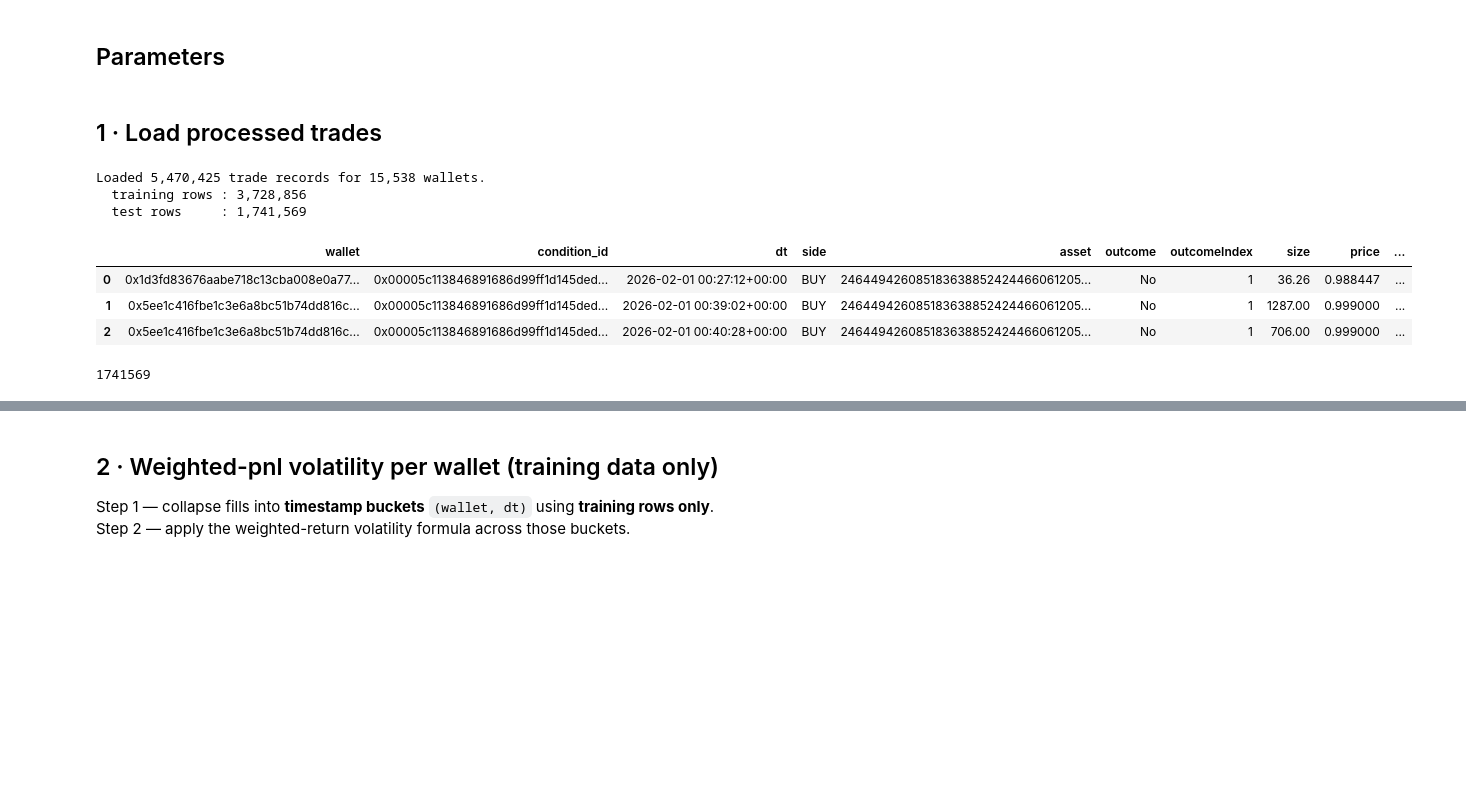
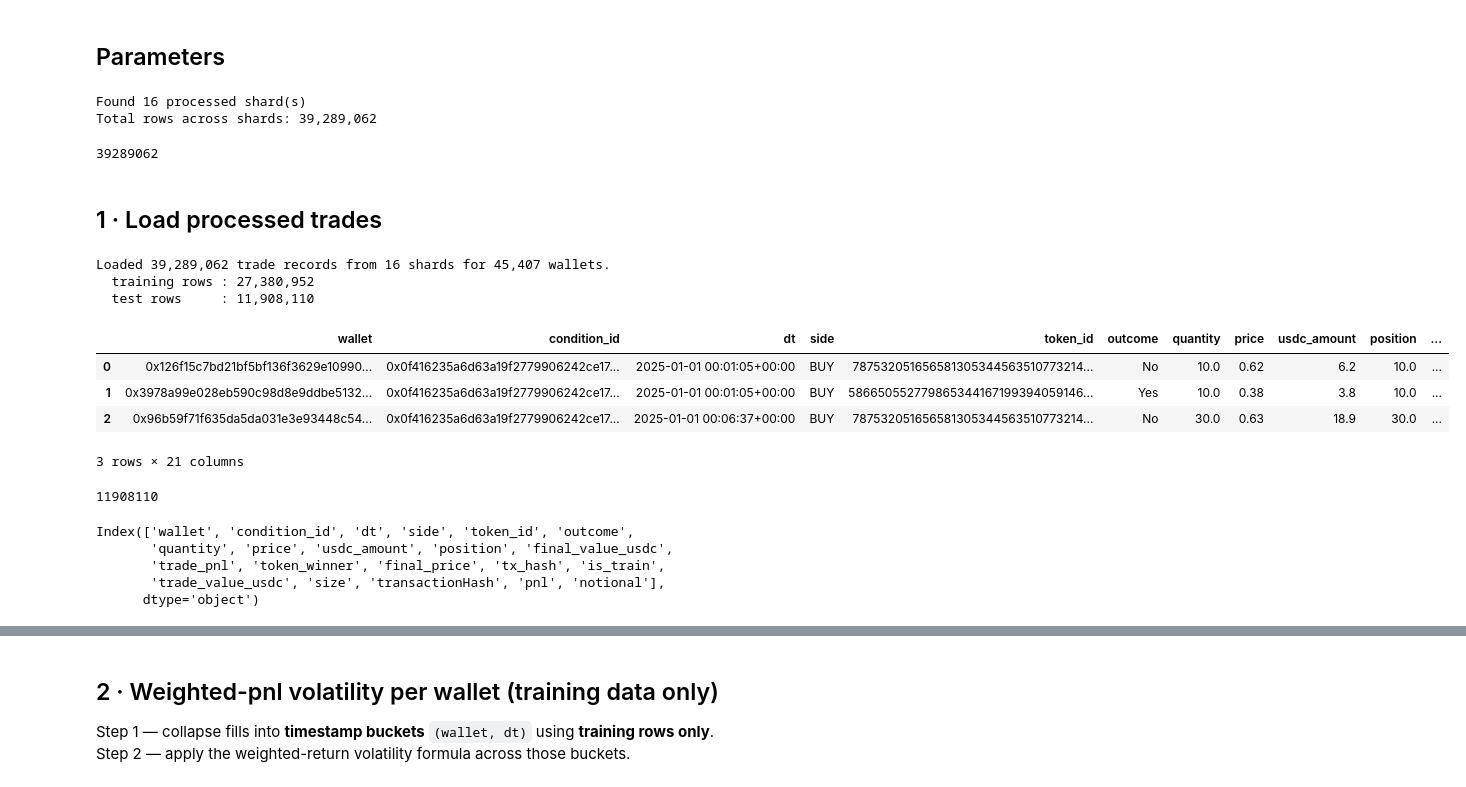
Before and after one commit to vobornij/polymarket, a Jupyter notebook: notebooks/profitable_wallet_analysis.ipynb, the cells around one changed output, grey strips where cells are left out. Drawn from its saved outputs; the diff is of its cells as text; code cells hidden in the pictures; blank space fills up the shorter version.

```diff
--- a/notebooks/profitable_wallet_analysis.ipynb
+++ b/notebooks/profitable_wallet_analysis.ipynb
@@ -15,50 +16,81 @@ import numpy as np
 # %%
 import datetime
 
-END_DATE_TRAIN = datetime.date(2026, 2, 1)
+END_DATE_TRAIN = datetime.date(2026, 2, 10)
 
-TRADES_PARQUET = Path("../data/trades_processed.parquet")
+TRADES_DIR = Path("../data/polygon_trades_processed")
+# %%
+trade_files = sorted(TRADES_DIR.glob("*.parquet"))
+if not trade_files:
+    raise FileNotFoundError(f"No parquet files found in {TRADES_DIR}")
+
+total_rows = 0
+for f in trade_files:
+    total_rows += len(pd.read_parquet(f, columns=["wallet"]))
+
+print(f"Found {len(trade_files)} processed shard(s)")
+print(f"Total rows across shards: {total_rows:,}")
+total_rows
+# %% [output]
+Found 16 processed shard(s)
+Total rows across shards: 39,289,062
+39289062
 # %% [markdown]
 ## 1 · Load processed trades
 # %%
-df = pd.read_parquet(TRADES_PARQUET)
+df = pd.concat([pd.read_parquet(f) for f in trade_files], ignore_index=True)
 
 # ensure correct dtypes after round-trip
-df["dt"]               = pd.to_datetime(df["dt"], utc=True)
-df["trade_value_usdc"] = df["trade_value_usdc"].astype(float)
+df["dt"] = pd.to_datetime(df["dt"], utc=True)
+df["usdc_amount"] = df["usdc_amount"].astype(float)
 df["final_value_usdc"] = df["final_value_usdc"].astype(float)
-df["size"]             = df["size"].astype(float)
-df["price"]            = df["price"].astype(float)
+df["quantity"] = df["quantity"].astype(float)
+df["position"] = df["position"].astype(float)
+df["price"] = df["price"].astype(float)
+
+# backward-compatible aliases for older downstream cells
+df["trade_value_usdc"] = df["usdc_amount"]
+df["size"] = df["quantity"]
+df["transactionHash"] = df["tx_hash"]
 
 # ── PnL per fill ──────────────────────────────────────────────────────────────
 df["pnl"] = np.where(
     df["side"] == "BUY",
     df["final_value_usdc"] - df["trade_value_usdc"],
     # SELL: we sold token at price p, implicitly holding the opposite token
     # pnl = trade_value - final_value
     df["trade_value_usdc"] - df["final_value_usdc"],
 )
 
 # ── notional per fill ─────────────────────────────────────────────────────────
 df["notional"] = np.where(
     df["side"] == "BUY",
     df["trade_value_usdc"],
     df["size"] * (1 - df["price"]),
 )
 
-print(f"Loaded {len(df):,} trade records for {df['wallet'].nunique():,} wallets.")
+print(f"Loaded {len(df):,} trade records from {len(trade_files):,} shards for {df['wallet'].nunique():,} wallets.")
 print(f"  training rows : {df['is_train'].sum():,}")
 print(f"  test rows     : {(~df['is_train']).sum():,}")
 df.head(3)
 # %% [output]
-Loaded 5,470,425 trade records for 15,538 wallets.
-  training rows : 3,728,856
-  test rows     : 1,741,569
+Loaded 39,289,062 trade records from 16 shards for 45,407 wallets.
+  training rows : 27,380,952
+  test rows     : 11,908,110
-|  | wallet | condition_id | dt | side | asset | outcome | outcomeIndex | size | price | ... |
-| 0 | 0x1d3fd83676aabe718c13cba008e0a77... | 0x00005c113846891686d99ff1d145ded... | 2026-02-01 00:27:12+00:00 | BUY | 246449426085183638852424466061205... | No | 1 | 36.26 | 0.988447 | ... |
-| 1 | 0x5ee1c416fbe1c3e6a8bc51b74dd816c... | 0x00005c113846891686d99ff1d145ded... | 2026-02-01 00:39:02+00:00 | BUY | 246449426085183638852424466061205... | No | 1 | 1287.00 | 0.999000 | ... |
-| 2 | 0x5ee1c416fbe1c3e6a8bc51b74dd816c... | 0x00005c113846891686d99ff1d145ded... | 2026-02-01 00:40:28+00:00 | BUY | 246449426085183638852424466061205... | No | 1 | 706.00 | 0.999000 | ... |
+|  | wallet | condition_id | dt | side | token_id | outcome | quantity | price | usdc_amount | position | ... |
+| 0 | 0x126f15c7bd21bf5bf136f3629e10990... | 0x0f416235a6d63a19f2779906242ce17... | 2025-01-01 00:01:05+00:00 | BUY | 787532051656581305344563510773214... | No | 10.0 | 0.62 | 6.2 | 10.0 | ... |
+| 1 | 0x3978a99e028eb590c98d8e9ddbe5132... | 0x0f416235a6d63a19f2779906242ce17... | 2025-01-01 00:01:05+00:00 | BUY | 586650552779865344167199394059146... | Yes | 10.0 | 0.38 | 3.8 | 10.0 | ... |
+| 2 | 0x96b59f71f635da5da031e3e93448c54... | 0x0f416235a6d63a19f2779906242ce17... | 2025-01-01 00:06:37+00:00 | BUY | 787532051656581305344563510773214... | No | 30.0 | 0.63 | 18.9 | 30.0 | ... |
+3 rows × 21 columns
 # %%
 len(df[df['is_train'] == False])
 # %% [output]
-1741569
+11908110
+# %%
+df.columns
+# %% [output]
+Index(['wallet', 'condition_id', 'dt', 'side', 'token_id', 'outcome',
+       'quantity', 'price', 'usdc_amount', 'position', 'final_value_usdc',
+       'trade_pnl', 'token_winner', 'final_price', 'tx_hash', 'is_train',
+       'trade_value_usdc', 'size', 'transactionHash', 'pnl', 'notional'],
+      dtype='object')
```
Also changed, not shown: parts of 18 cells of this notebook, 19 other files.
